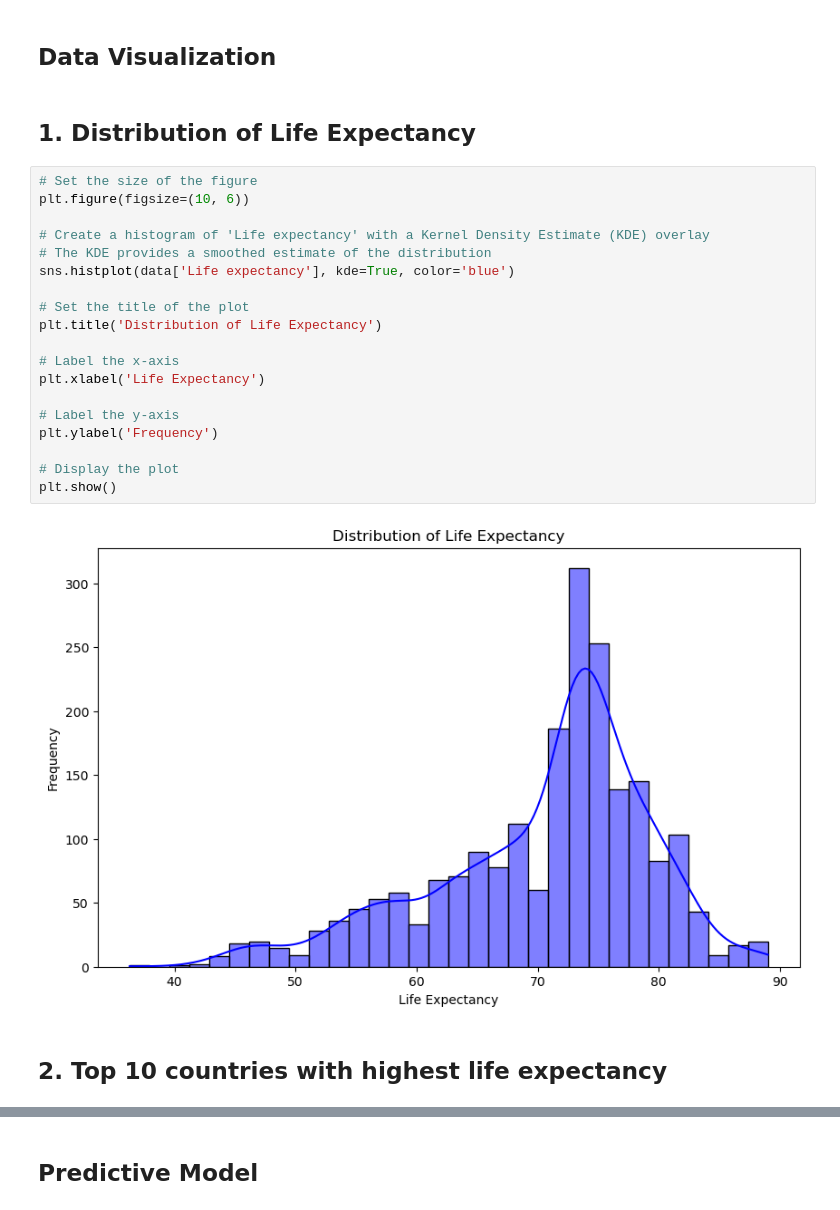
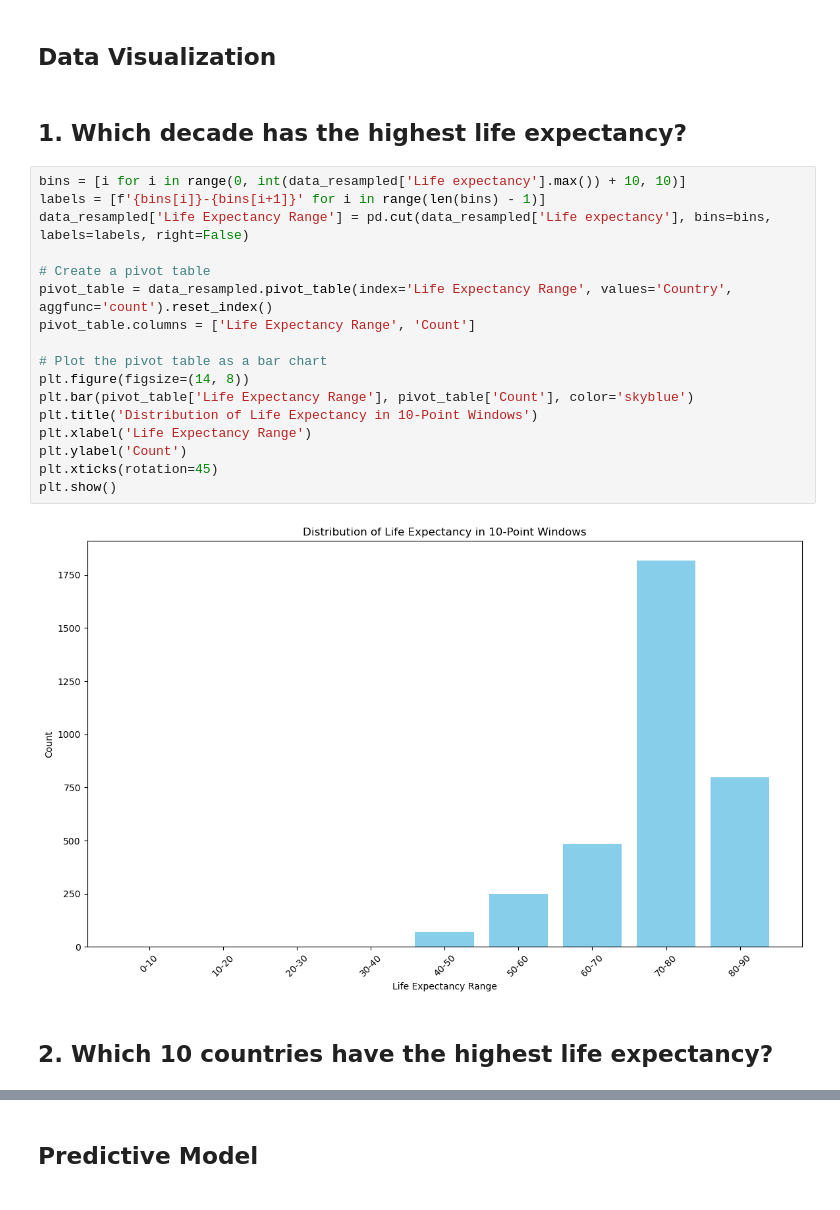
Before and after one commit to GrantCa24/DA_Group6-Final_Project, a Jupyter notebook: Project-Life_Expectancy.ipynb, the cells around one changed output, grey strips where cells are left out. Cells and saved outputs as stored; diff of their text form.

```diff
--- a/Project-Life_Expectancy.ipynb
+++ b/Project-Life_Expectancy.ipynb
@@ -846,29 +855,27 @@ plt.show()
 # %% [markdown]
 ## Data Visualization
 # %% [markdown]
-## 1. Distribution of Life Expectancy
+## 1. Which decade has the highest life expectancy?
 # %%
-# Set the size of the figure
-plt.figure(figsize=(10, 6))
+bins = [i for i in range(0, int(data_resampled['Life expectancy'].max()) + 10, 10)]
+labels = [f'{bins[i]}-{bins[i+1]}' for i in range(len(bins) - 1)]
+data_resampled['Life Expectancy Range'] = pd.cut(data_resampled['Life expectancy'], bins=bins, labels=labels, right=False)
 
-# Create a histogram of 'Life expectancy' with a Kernel Density Estimate (KDE) overlay
-# The KDE provides a smoothed estimate of the distribution
-sns.histplot(data['Life expectancy'], kde=True, color='blue')
+# Create a pivot table
+pivot_table = data_resampled.pivot_table(index='Life Expectancy Range', values='Country', aggfunc='count').reset_index()
+pivot_table.columns = ['Life Expectancy Range', 'Count']
 
-# Set the title of the plot
-plt.title('Distribution of Life Expectancy')
-
-# Label the x-axis
-plt.xlabel('Life Expectancy')
-
-# Label the y-axis
-plt.ylabel('Frequency')
-
-# Display the plot
+# Plot the pivot table as a bar chart
+plt.figure(figsize=(14, 8))
+plt.bar(pivot_table['Life Expectancy Range'], pivot_table['Count'], color='skyblue')
+plt.title('Distribution of Life Expectancy in 10-Point Windows')
+plt.xlabel('Life Expectancy Range')
+plt.ylabel('Count')
+plt.xticks(rotation=45)
 plt.show()
 # %% [output]
-[figure, old version]
+[figure, new version]
 # %% [markdown]
-## 2. Top 10 countries with highest life expectancy
+## 2. Which 10 countries have the highest life expectancy?
 # %%
 # Calculate the mean life expectancy for each country
```
Also changed, not shown: parts of 16 cells of this notebook.
